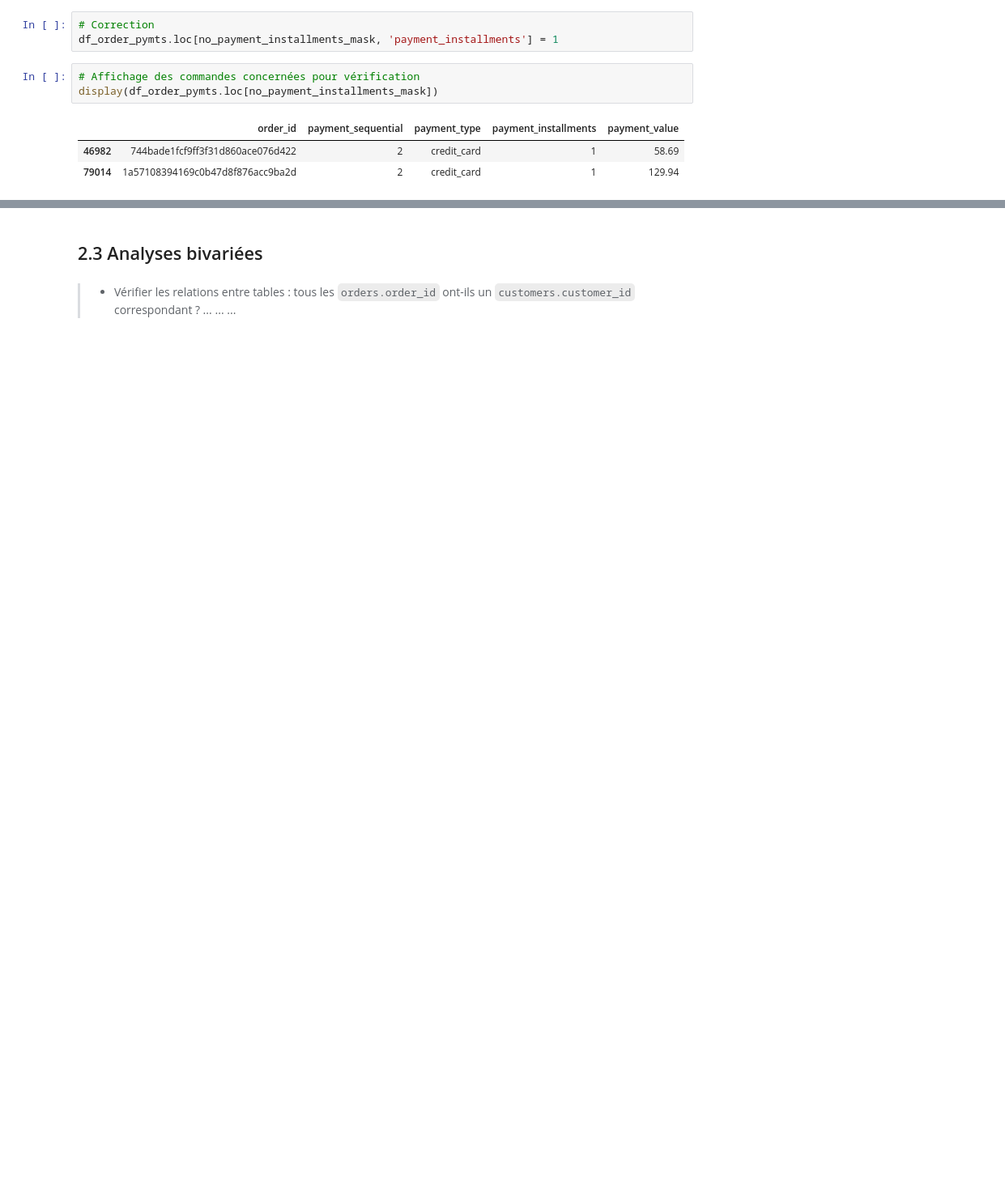
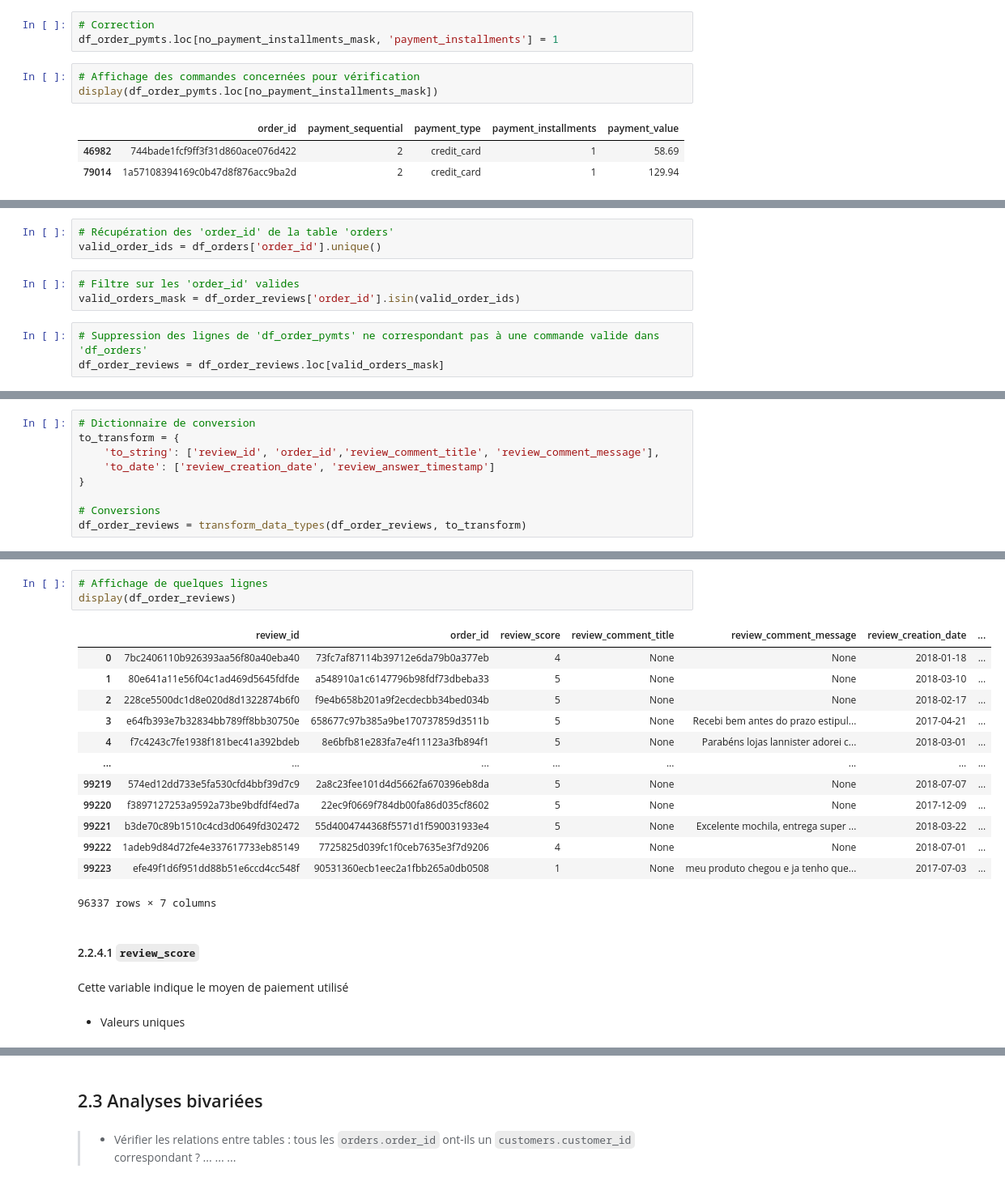
Before and after one commit to Christophe-Aballea/OC_projet5_Segmentez_des_clients_d_un_site_ecommerce, a Jupyter notebook: P05_Notebook2_EDA_FE.ipynb, the cells around one changed output, grey strips where cells are left out. Shown at 81% size. Cells and saved outputs as stored; diff of their text form; blank space fills up the shorter version.

```diff
--- a/P05_Notebook2_EDA_FE.ipynb
+++ b/P05_Notebook2_EDA_FE.ipynb
@@ -1186,0 +1222,9 @@ display(df_order_pymts.loc[no_payment_installments_mask])
+# %%
+# Récupération des 'order_id' de la table 'orders'
+valid_order_ids = df_orders['order_id'].unique()
+# %%
+# Filtre sur les 'order_id' valides
+valid_orders_mask = df_order_reviews['order_id'].isin(valid_order_ids)
+# %%
+# Suppression des lignes de 'df_order_pymts' ne correspondant pas à une commande valide dans 'df_orders'
+df_order_reviews = df_order_reviews.loc[valid_orders_mask]
@@ -1186,0 +1233,9 @@ display(df_order_pymts.loc[no_payment_installments_mask])
+# %%
+# Dictionnaire de conversion
+to_transform = {
+    'to_string': ['review_id', 'order_id','review_comment_title', 'review_comment_message'],
+    'to_date': ['review_creation_date', 'review_answer_timestamp']
+}
+
+# Conversions
+df_order_reviews = transform_data_types(df_order_reviews, to_transform)
@@ -1186,0 +1254,23 @@ display(df_order_pymts.loc[no_payment_installments_mask])
+# %%
+# Affichage de quelques lignes
+display(df_order_reviews)
+# %% [output]
+|  | review_id | order_id | review_score | review_comment_title | review_comment_message | review_creation_date | ... |
+| 0 | 7bc2406110b926393aa56f80a40eba40 | 73fc7af87114b39712e6da79b0a377eb | 4 | None | None | 2018-01-18 | ... |
+| 1 | 80e641a11e56f04c1ad469d5645fdfde | a548910a1c6147796b98fdf73dbeba33 | 5 | None | None | 2018-03-10 | ... |
+| 2 | 228ce5500dc1d8e020d8d1322874b6f0 | f9e4b658b201a9f2ecdecbb34bed034b | 5 | None | None | 2018-02-17 | ... |
+| 3 | e64fb393e7b32834bb789ff8bb30750e | 658677c97b385a9be170737859d3511b | 5 | None | Recebi bem antes do prazo estipul... | 2017-04-21 | ... |
+| 4 | f7c4243c7fe1938f181bec41a392bdeb | 8e6bfb81e283fa7e4f11123a3fb894f1 | 5 | None | Parabéns lojas lannister adorei c... | 2018-03-01 | ... |
+| ... | ... | ... | ... | ... | ... | ... | ... |
+| 99219 | 574ed12dd733e5fa530cfd4bbf39d7c9 | 2a8c23fee101d4d5662fa670396eb8da | 5 | None | None | 2018-07-07 | ... |
+| 99220 | f3897127253a9592a73be9bdfdf4ed7a | 22ec9f0669f784db00fa86d035cf8602 | 5 | None | None | 2017-12-09 | ... |
+| 99221 | b3de70c89b1510c4cd3d0649fd302472 | 55d4004744368f5571d1f590031933e4 | 5 | None | Excelente mochila, entrega super ... | 2018-03-22 | ... |
+| 99222 | 1adeb9d84d72fe4e337617733eb85149 | 7725825d039fc1f0ceb7635e3f7d9206 | 4 | None | None | 2018-07-01 | ... |
+| 99223 | efe49f1d6f951dd88b51e6ccd4cc548f | 90531360ecb1eec2a1fbb265a0db0508 | 1 | None | meu produto chegou e ja tenho que... | 2017-07-03 | ... |
+96337 rows × 7 columns
+# %% [markdown]
+#### 2.2.4.1 `review_score`
+# %% [markdown]
+Cette variable indique le moyen de paiement utilisé
+# %% [markdown]
+* Valeurs uniques
```
Also changed, not shown: parts of 10 cells of this notebook, 1 other file.
